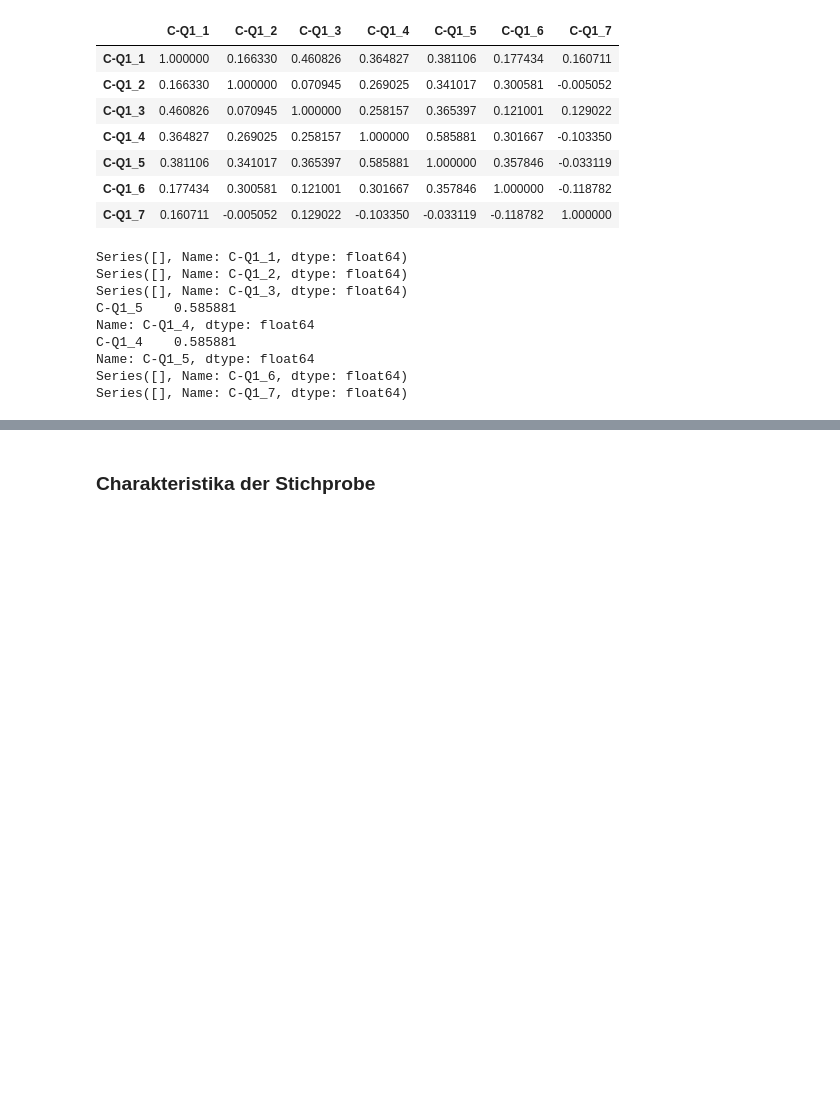
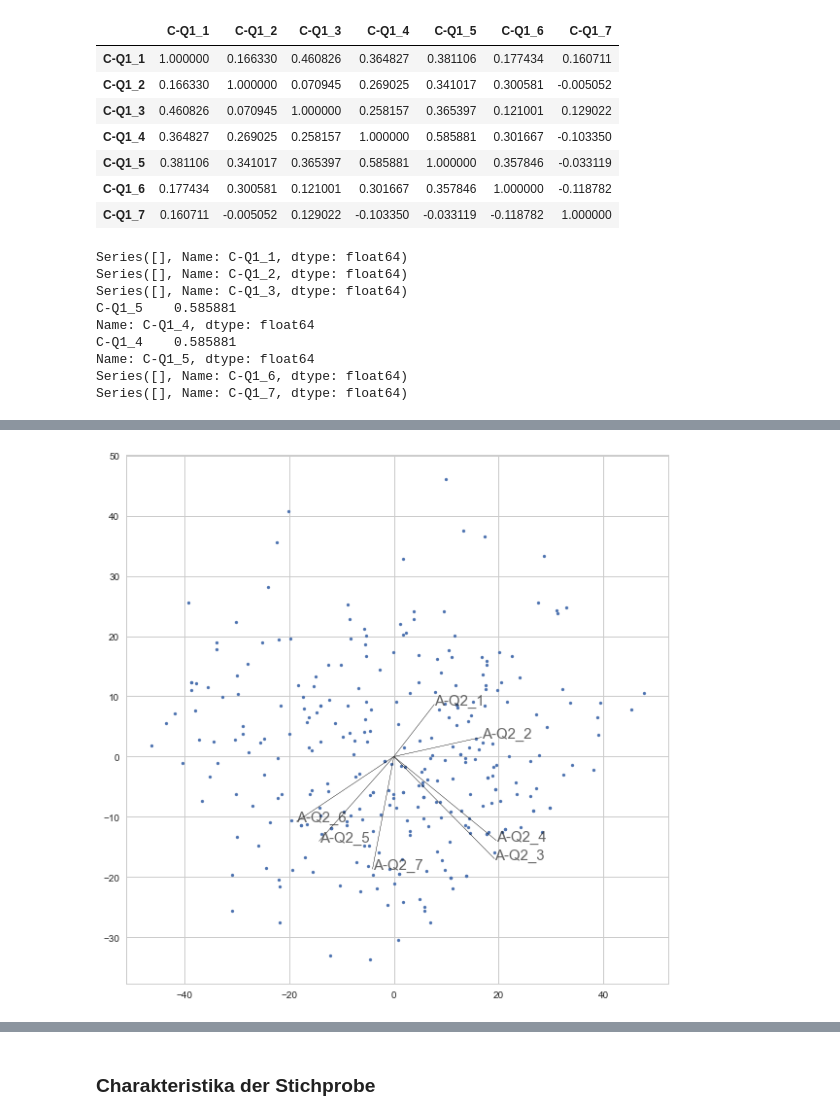
Before and after one commit to martinakienberger/Dissertation_LIS, a Jupyter notebook: Datenanalyse_Hauptstudie.ipynb, the cells around one changed output, grey strips where cells are left out. Cells and saved outputs as stored; diff of their text form; code cells hidden in the pictures; blank space fills up the shorter version.

```diff
--- a/Datenanalyse_Hauptstudie.ipynb
+++ b/Datenanalyse_Hauptstudie.ipynb
@@ -812,0 +841,4 @@ Series([], Name: C-Q1_7, dtype: float64)
+# %%
+graf_biplot(Daten[Liste_A_Q2],7)
+# %% [output]
+[figure, added]
```
Also changed, not shown: parts of 18 cells of this notebook.
